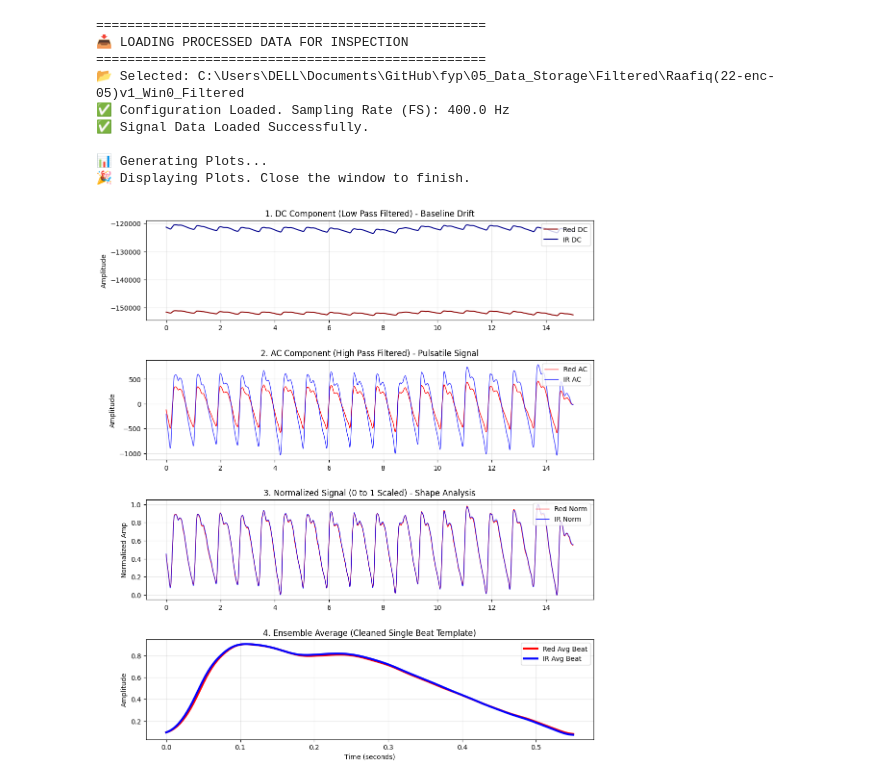
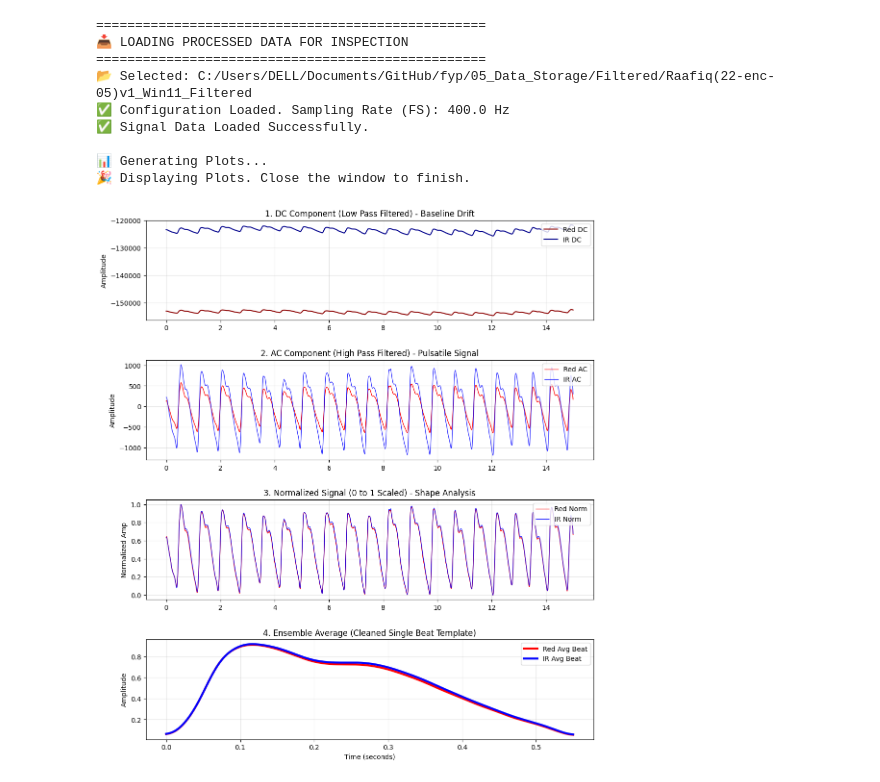
Before and after one commit to AhamedRaafiq/GlucoSense_FYP, a Jupyter notebook: 05_Signal_Feature_Learning/Feature_Extraction_Code05.ipynb, the cells around one changed output. Cells and saved outputs as stored; diff of their text form; code cells hidden in the pictures.

Commit message:
Successfully created Feature Extraction Code
• Data storage folder's subfolder name changed.
• Successfully created Feature Extraction Code

```diff
--- a/05_Signal_Feature_Learning/Feature_Extraction_Code05.ipynb
+++ b/05_Signal_Feature_Learning/Feature_Extraction_Code05.ipynb
@@ -4,6 +4,8 @@ import numpy as np
 import matplotlib.pyplot as plt
 import json
 import os
+import tkinter as tk
+from tkinter import filedialog
 
 # ==========================================
 # 📂 STEP 1: LOAD THE DATA
@@ -12,17 +14,33 @@ print("\n" + "="*50)
 print("📥 LOADING PROCESSED DATA FOR INSPECTION")
 print("="*50)
 
-# 1. Manually Enter the "AA_Filtered" Folder Path
+# 1. Manually Enter the PARENT folder path
 # 👉 EDIT THIS PATH ONLY
-folder_path = r"C:\Users\DELL\Documents\GitHub\fyp\05_Data_Storage\Filtered\Raafiq(22-enc-05)v1_Win0_Filtered"
+parent_folder_path = r"C:\Users\DELL\Documents\GitHub\fyp\05_Data_Storage\Filtered"
 
-if not folder_path or not os.path.exists(folder_path):
-    print("❌ Invalid folder path. Exiting.")
+if not parent_folder_path or not os.path.exists(parent_folder_path):
+    print("❌ Invalid parent folder path. Exiting.")
+    exit()
+
+# 2. Popup folder picker
+root = tk.Tk()
+root.withdraw()
+root.attributes('-topmost', True)
+
+folder_path = filedialog.askdirectory(
+    initialdir=parent_folder_path,
+    title="Select the processed folder containing the files"
+)
+
+root.destroy()
+
+if not folder_path:
+    print("❌ No folder selected. Exiting.")
     exit()
 
 print(f"📂 Selected: {folder_path}")
 
-# 2. Auto-Detect Files based on naming convention
+# 3. Auto-Detect Files based on naming convention
 files = os.listdir(folder_path)
 
 file_full     = next((f for f in files if "_Full.csv" in f), None)
@@ -34,14 +52,14 @@ if not file_full or not file_ensemble or not file_config:
     print(f"   Found: {files}")
     exit()
 
-# 3. Load Configuration (To get Sampling Rate FS)
+# 4. Load Configuration (To get Sampling Rate FS)
 with open(os.path.join(folder_path, file_config), 'r') as f:
     config = json.load(f)
 
 fs = config['Metadata']['Sampling_Rate_FS']
 print(f"✅ Configuration Loaded. Sampling Rate (FS): {fs} Hz")
 
-# 4. Load CSVs
+# 5. Load CSVs
 df_full = pd.read_csv(os.path.join(folder_path, file_full))
 df_ens  = pd.read_csv(os.path.join(folder_path, file_ensemble))
 print("✅ Signal Data Loaded Successfully.")
@@ -81,35 +99,35 @@ ax2.grid(True, alpha=0.3)
 # --- PLOT 3: NORMALIZED SIGNALS (0-1 Scaled) ---
 ax3 = axes[2]
 ax3.plot(time_full, df_full['Red_Normalized'], color='red', label='Red Norm', linewidth=1)
 ax3.plot(time_full, df_full['IR_Normalized'],  color='blue', label='IR Norm', linewidth=1, alpha=0.8)
 ax3.set_title("3. Normalized Signal (0 to 1 Scaled) - Shape Analysis")
 ax3.set_ylabel("Normalized Amp")
 ax3.legend(loc='upper right')
 ax3.grid(True, alpha=0.3)
 
 # --- PLOT 4: ENSEMBLE AVERAGE (The 'Perfect' Beat) ---
 ax4 = axes[3]
 ax4.plot(time_ens, df_ens['Red_Ensemble_Avg'], color='red', linewidth=3, label='Red Avg Beat')
 ax4.plot(time_ens, df_ens['IR_Ensemble_Avg'],  color='blue', linewidth=3, label='IR Avg Beat')
 ax4.set_title("4. Ensemble Average (Cleaned Single Beat Template)")
 ax4.set_xlabel("Time (seconds)")
 ax4.set_ylabel("Amplitude")
 ax4.legend(loc='upper right')
 ax4.grid(True, alpha=0.3)
 
 print("🎉 Displaying Plots. Close the window to finish.")
 plt.show()
 # %% [output]
 ==================================================
 📥 LOADING PROCESSED DATA FOR INSPECTION
 ==================================================
-📂 Selected: C:\Users\DELL\Documents\GitHub\fyp\05_Data_Storage\Filtered\Raafiq(22-enc-05)v1_Win0_Filtered
+📂 Selected: C:/Users/DELL/Documents/GitHub/fyp/05_Data_Storage/Filtered/Raafiq(22-enc-05)v1_Win11_Filtered
 ✅ Configuration Loaded. Sampling Rate (FS): 400.0 Hz
 ✅ Signal Data Loaded Successfully.
 
 📊 Generating Plots...
 🎉 Displaying Plots. Close the window to finish.
-[figure, old version]
+[figure, new version]
 # %%
 # ==========================================
 # 📌 STEP 3: FEATURE EXTRACTION
```
Also changed, not shown: parts of 1 cell of this notebook, 37 other files.
